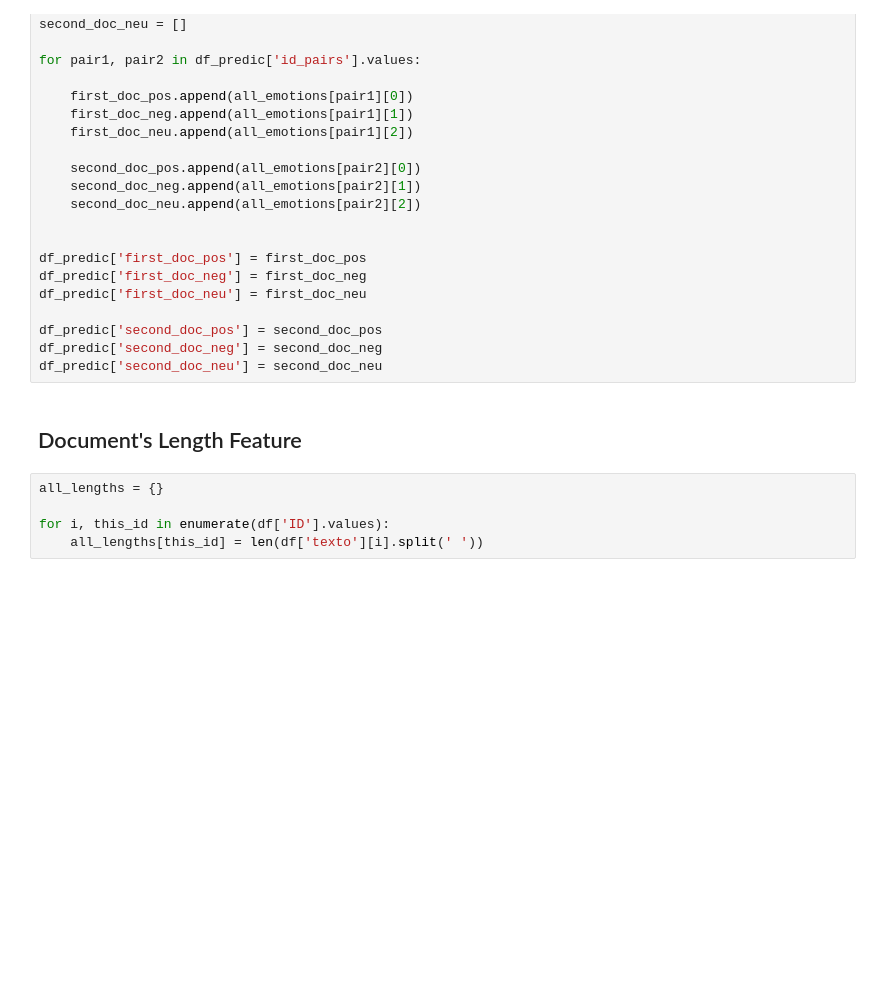
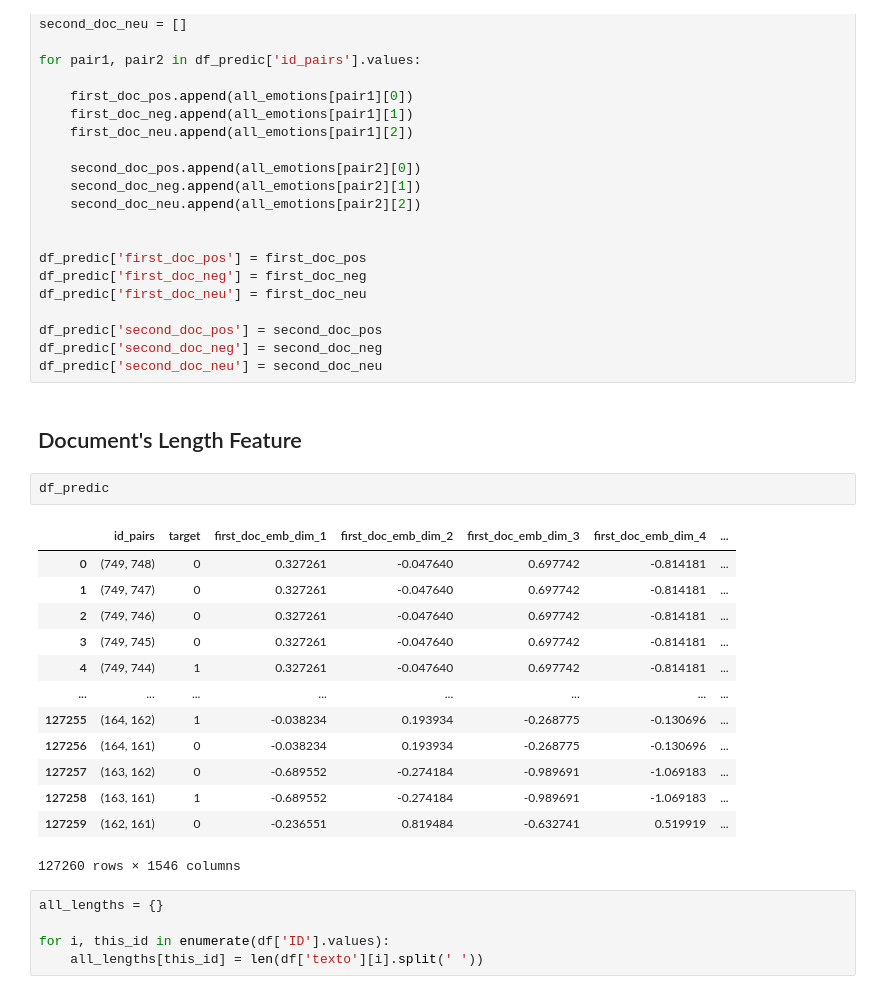
Before and after one commit to felipeaguirre66/PoliticsNLP, a Jupyter notebook: Classification/two_ideas_one_class.ipynb, the cells around one changed output. Drawn from its saved outputs; the diff is of its cells as text; blank space fills up the shorter version.

```diff
--- a/Classification/two_ideas_one_class.ipynb
+++ b/Classification/two_ideas_one_class.ipynb
@@ -166,6 +161,22 @@ df_predic['second_doc_neg'] = second_doc_neg
 df_predic['second_doc_neu'] = second_doc_neu
 # %% [markdown]
 ## Document's Length Feature
+# %%
+df_predic
+# %% [output]
+|  | id_pairs | target | first_doc_emb_dim_1 | first_doc_emb_dim_2 | first_doc_emb_dim_3 | first_doc_emb_dim_4 | ... |
+| 0 | (749, 748) | 0 | 0.327261 | -0.047640 | 0.697742 | -0.814181 | ... |
+| 1 | (749, 747) | 0 | 0.327261 | -0.047640 | 0.697742 | -0.814181 | ... |
+| 2 | (749, 746) | 0 | 0.327261 | -0.047640 | 0.697742 | -0.814181 | ... |
+| 3 | (749, 745) | 0 | 0.327261 | -0.047640 | 0.697742 | -0.814181 | ... |
+| 4 | (749, 744) | 1 | 0.327261 | -0.047640 | 0.697742 | -0.814181 | ... |
+| ... | ... | ... | ... | ... | ... | ... | ... |
+| 127255 | (164, 162) | 1 | -0.038234 | 0.193934 | -0.268775 | -0.130696 | ... |
+| 127256 | (164, 161) | 0 | -0.038234 | 0.193934 | -0.268775 | -0.130696 | ... |
+| 127257 | (163, 162) | 0 | -0.689552 | -0.274184 | -0.989691 | -1.069183 | ... |
+| 127258 | (163, 161) | 1 | -0.689552 | -0.274184 | -0.989691 | -1.069183 | ... |
+| 127259 | (162, 161) | 0 | -0.236551 | 0.819484 | -0.632741 | 0.519919 | ... |
+127260 rows × 1546 columns
 # %%
 all_lengths = {}
 
```
Also changed, not shown: parts of 13 cells of this notebook, 8 other files.
